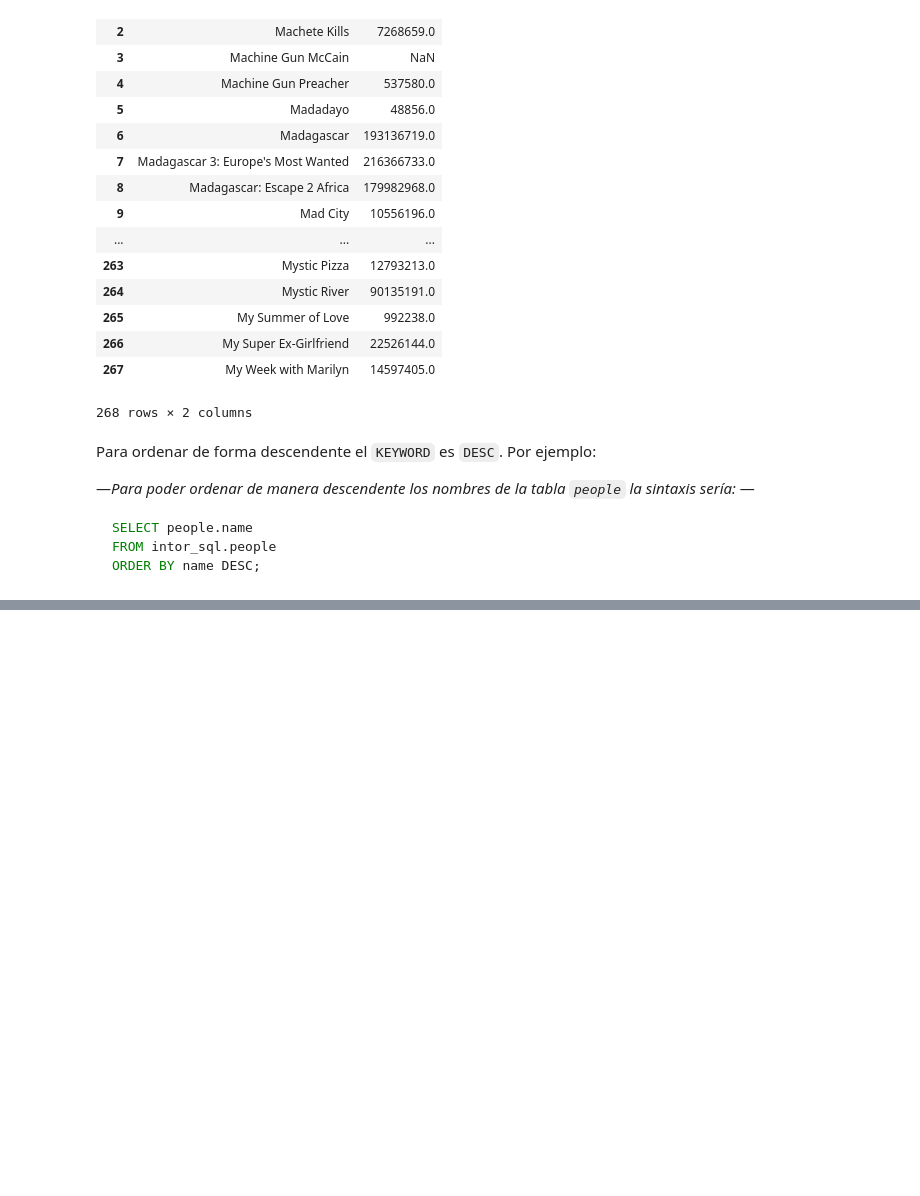
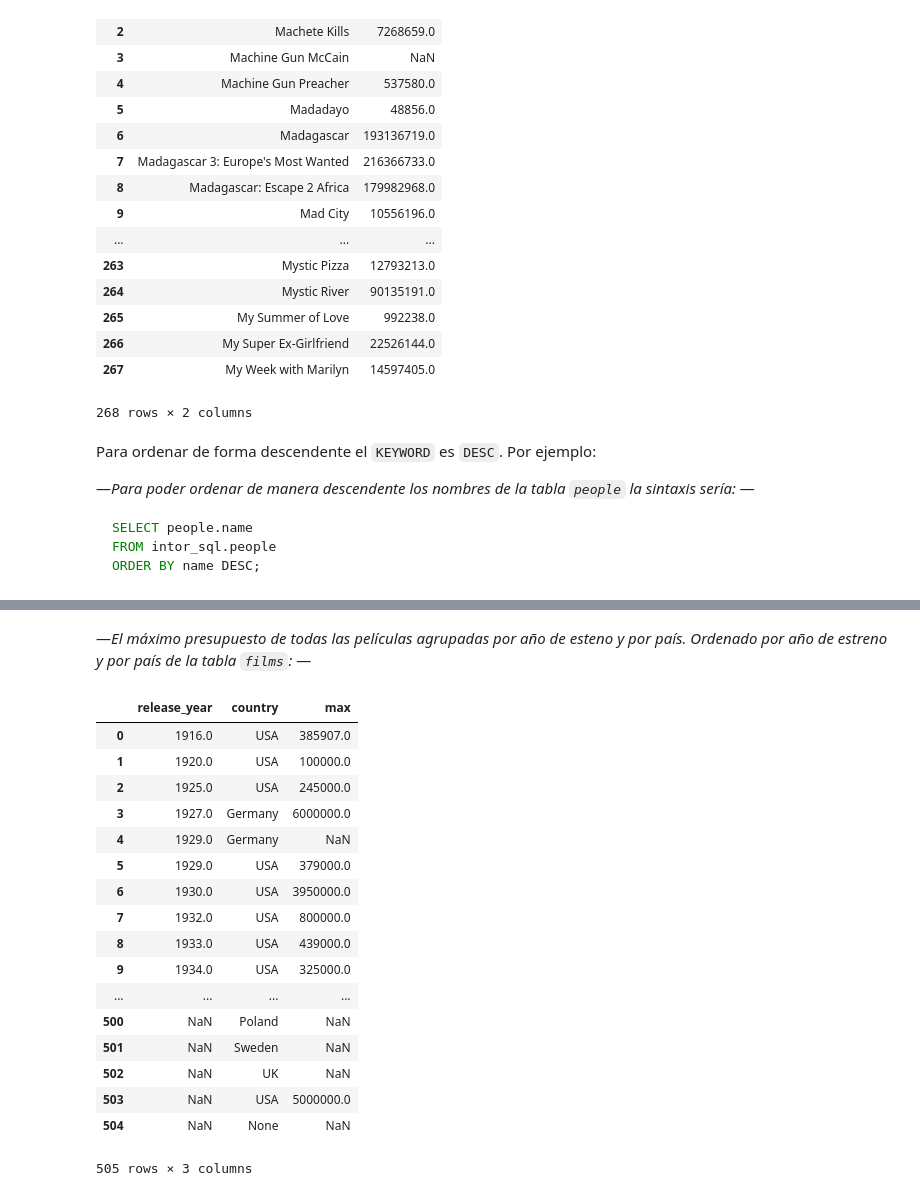
Before and after one commit to gisosdeb/sql_data_analysis, a Jupyter notebook: intro_to_sql_for_data_science/intro_to_sql_for_data_science_part5.ipynb, the cells around one changed output, grey strips where cells are left out. Saved outputs shown, nothing was run; the diff lists cells and outputs as text; code cells hidden in the pictures; blank space fills up the shorter version.

```diff
--- a/intro_to_sql_for_data_science/intro_to_sql_for_data_science_part5.ipynb
+++ b/intro_to_sql_for_data_science/intro_to_sql_for_data_science_part5.ipynb
@@ -151,0 +448,32 @@ ORDER BY name DESC;
+# %% [markdown]
+—_El máximo presupuesto de todas las películas agrupadas por año de esteno y por país. Ordenado por año de estreno y por país de la tabla `films`:_ —
+# %%
+cur = conn.cursor(cursor_factory=psycopg2.extras.DictCursor)
+cur.execute(
+    """
+    SELECT films.release_year, films.country, MAX(films.budget) FROM intro_sql.films GROUP BY release_year, country ORDER BY release_year, country;
+    """
+)
+data = cur.fetchall()
+conn.commit()
+cur.close()
+pd.DataFrame([i.copy() for i in data])
+# %% [output]
+|  | release_year | country | max |
+| 0 | 1916.0 | USA | 385907.0 |
+| 1 | 1920.0 | USA | 100000.0 |
+| 2 | 1925.0 | USA | 245000.0 |
+| 3 | 1927.0 | Germany | 6000000.0 |
+| 4 | 1929.0 | Germany | NaN |
+| 5 | 1929.0 | USA | 379000.0 |
+| 6 | 1930.0 | USA | 3950000.0 |
+| 7 | 1932.0 | USA | 800000.0 |
+| 8 | 1933.0 | USA | 439000.0 |
+| 9 | 1934.0 | USA | 325000.0 |
+| ... | ... | ... | ... |
+| 500 | NaN | Poland | NaN |
+| 501 | NaN | Sweden | NaN |
+| 502 | NaN | UK | NaN |
+| 503 | NaN | USA | 5000000.0 |
+| 504 | NaN | None | NaN |
+505 rows × 3 columns
```
Also changed, not shown: parts of 19 cells of this notebook.
